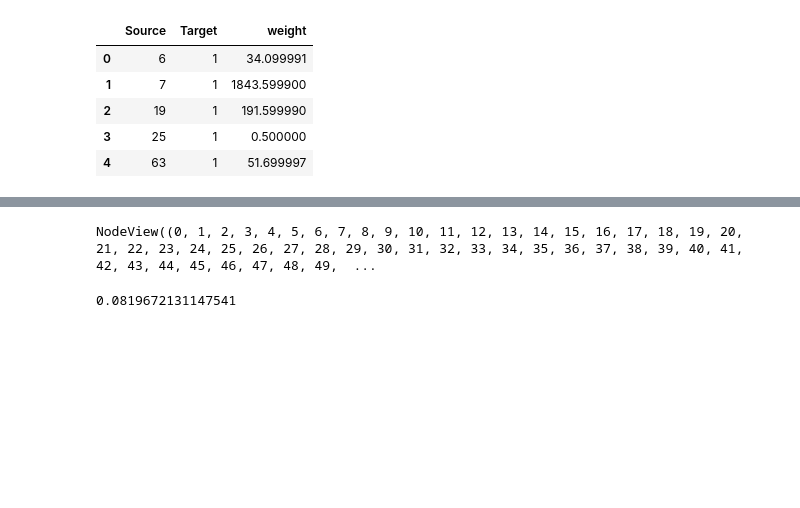
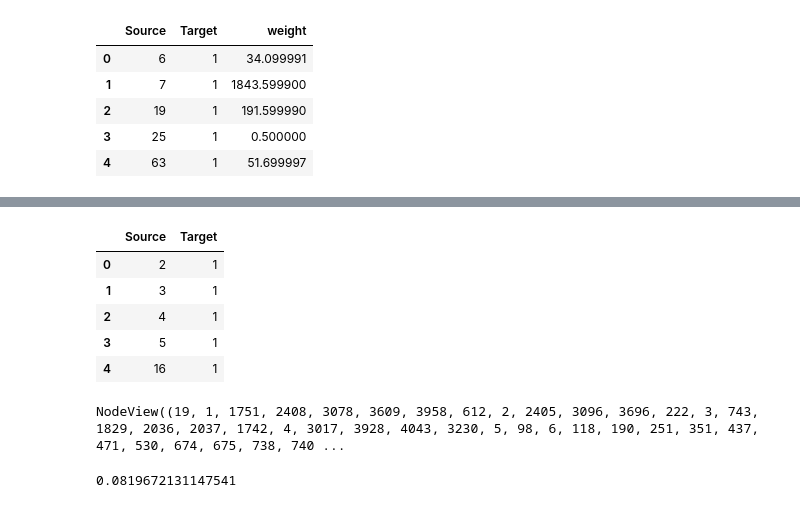
Before and after one commit to bellaniayoub/Complexe-network, a Jupyter notebook: BuildingModels/DEEPWALK.ipynb, the cells around one changed output, grey strips where cells are left out. Drawn from its saved outputs; the diff is of its cells as text; code cells hidden in the pictures; blank space fills up the shorter version.

```diff
--- a/BuildingModels/DEEPWALK.ipynb
+++ b/BuildingModels/DEEPWALK.ipynb
@@ -295,6 +162,6 @@ df.head()
 | 3 | 25 | 1 | 0.500000 |
 | 4 | 63 | 1 | 51.699997 |
 # %%
-dt = pd.read_csv("soc-dolphins.mtx", sep=' ', names= ['Source', "Target"])
+dt = pd.read_csv("ca-GrQc.mtx", sep=' ', names= ['Source', "Target"])
 # %%
 Gt = nx.from_pandas_edgelist(dt, "Source", "Target")
@@ -305,11 +170,21 @@ nx.draw(Gt, with_labels=True)
 degree_centrality_t = nx.degree_centrality(Gt)
 closeness_centrality_t = nx.closeness_centrality(Gt)
 betweeness_centrality_t = nx.betweenness_centrality(Gt)
+# %%
+# closeness_centrality_t = nx.closeness_centrality(Gt)
+dt.head()
+# %% [output]
+|  | Source | Target |
+| 0 | 2 | 1 |
+| 1 | 3 | 1 |
+| 2 | 4 | 1 |
+| 3 | 5 | 1 |
+| 4 | 16 | 1 |
 # %%
 nodes = Gt.nodes()
 nodes
 # %% [output]
-NodeView((0, 1, 2, 3, 4, 5, 6, 7, 8, 9, 10, 11, 12, 13, 14, 15, 16, 17, 18, 19, 20, 21, 22, 23, 24, 25, 26, 27, 28, 29, 30, 31, 32, 33, 34, 35, 36, 37, 38, 39, 40, 41, 42, 43, 44, 45, 46, 47, 48, 49,  ...
+NodeView((19, 1, 1751, 2408, 3078, 3609, 3958, 612, 2, 2405, 3096, 3696, 222, 3, 743, 1829, 2036, 2037, 1742, 4, 3017, 3928, 4043, 3230, 5, 98, 6, 118, 190, 251, 351, 437, 471, 530, 674, 675, 738, 740 ...
 # %%
 print(degree_centrality_t[11])
 # print(len(closeness_centrality_t))
```
Also changed, not shown: parts of 10 cells of this notebook, 10 other files.
